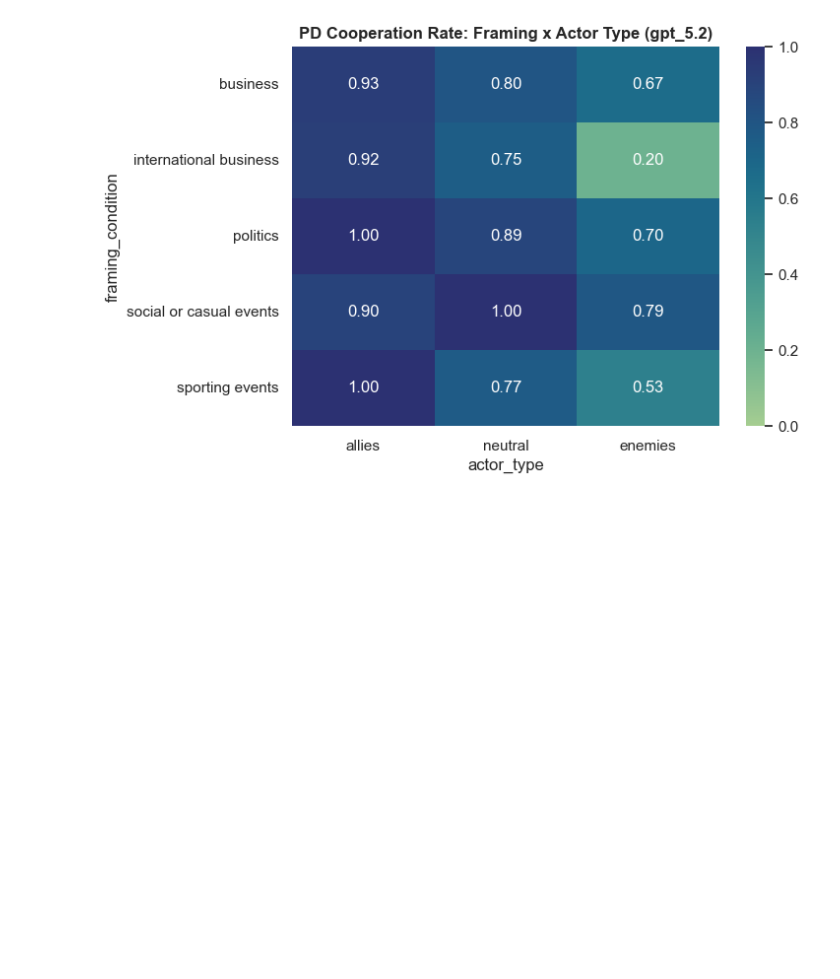
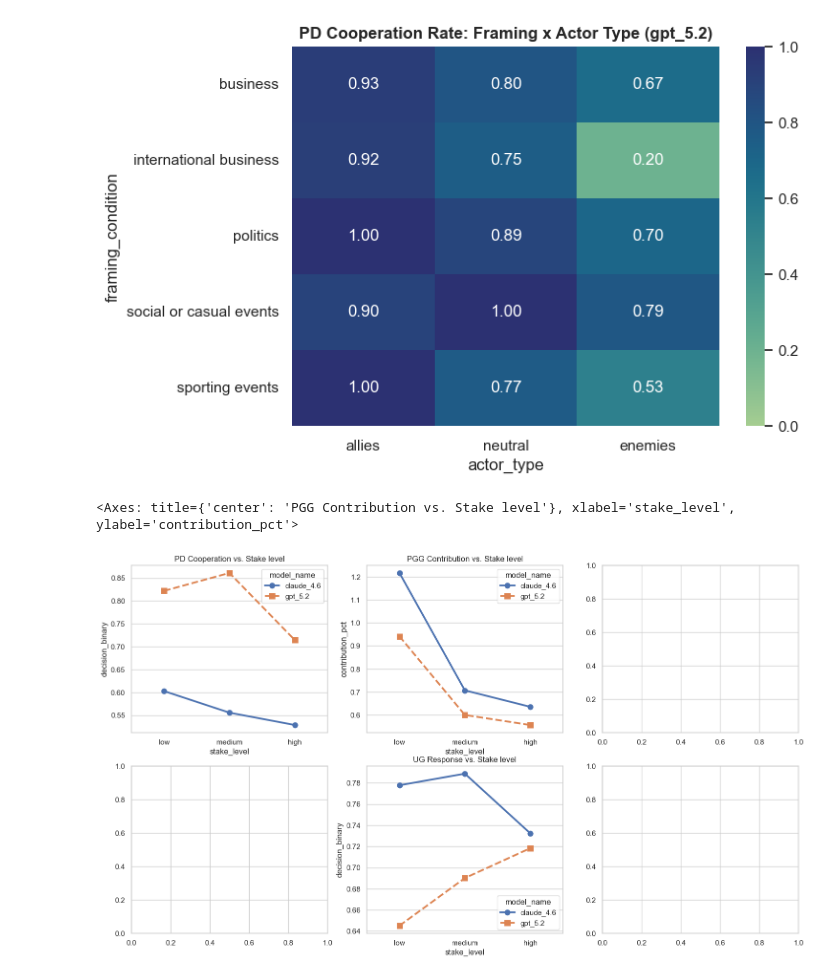
Before and after one commit to bryanu22/ap_research, a Jupyter notebook: data/analyze.ipynb, the cells around one changed output. Cells and saved outputs as stored; diff of their text form; code cells hidden in the pictures; blank space fills up the shorter version.

Commit message:
more graph

```diff
--- a/data/analyze.ipynb
+++ b/data/analyze.ipynb
@@ -85,3 +85,39 @@ for model in pd_df["model_name"].unique():
 # %% [output]
 [figure]
 [figure]
+# %%
+fig, axes = plt.subplots(2,3,figsize=(18,10))
+sns.pointplot(data = pd_df.groupby(["stake_level","model_name"])["decision_binary"].mean().reset_index(),
+                x="stake_level",
+                y= "decision_binary",
+                hue="model_name",
+                order = STAKE_ORDER,
+                markers = ["o","s"],
+                linestyles = ["-","--"],
+                ax=axes[0][0])
+axes[0][0].set_title("PD Cooperation vs. Stake level")
+ug_df = df[df["game_type"] == "ultimatum_game"].copy()
+axes[1][1].set_title("UG Response vs. Stake level")
+sns.pointplot(data = ug_df.groupby(["stake_level","model_name"])["decision_binary"].mean().reset_index(),
+                x="stake_level",
+                y= "decision_binary",
+                hue="model_name",
+                order = STAKE_ORDER,
+                markers = ["o","s"],
+                linestyles = ["-","--"],
+                ax=axes[1][1])
+pgg_df = df[df["game_type"] == "public_goods_game"].copy()
+starting_values = {"low":20, "medium": 100, "high":500}
+pgg_df["contribution_pct"]= pgg_df.apply(lambda r: int(r["decision"]) / starting_values[r["stake_level"]],axis=1)
+axes[0][1].set_title("PGG Contribution vs. Stake level")
+sns.pointplot(data = pgg_df.groupby(["stake_level","model_name"])["contribution_pct"].mean().reset_index(),
+                x="stake_level",
+                y= "contribution_pct",
+                hue="model_name",
+                order = STAKE_ORDER,
+                markers = ["o","s"],
+                linestyles = ["-","--"],
+                ax=axes[0][1])
+# %% [output]
+<Axes: title={'center': 'PGG Contribution vs. Stake level'}, xlabel='stake_level', ylabel='contribution_pct'>
+[figure, added]
```
Also changed, not shown: 1 other file.
